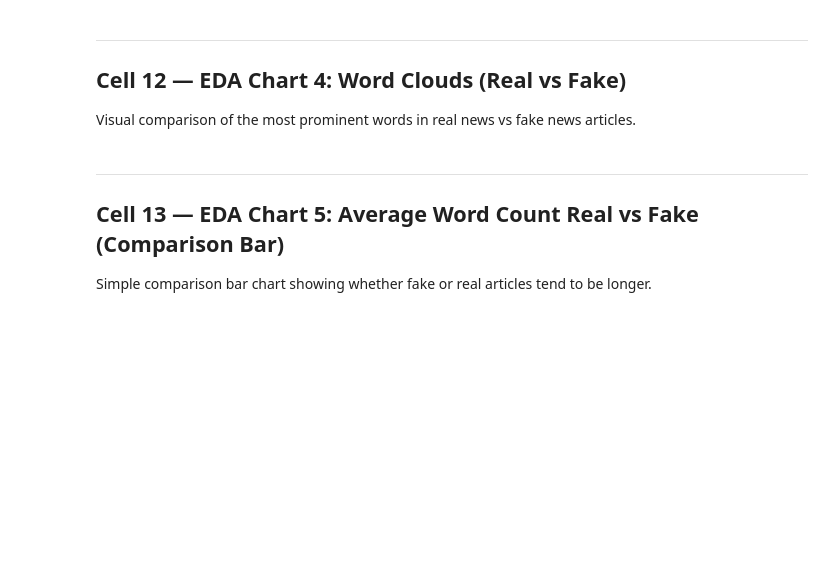
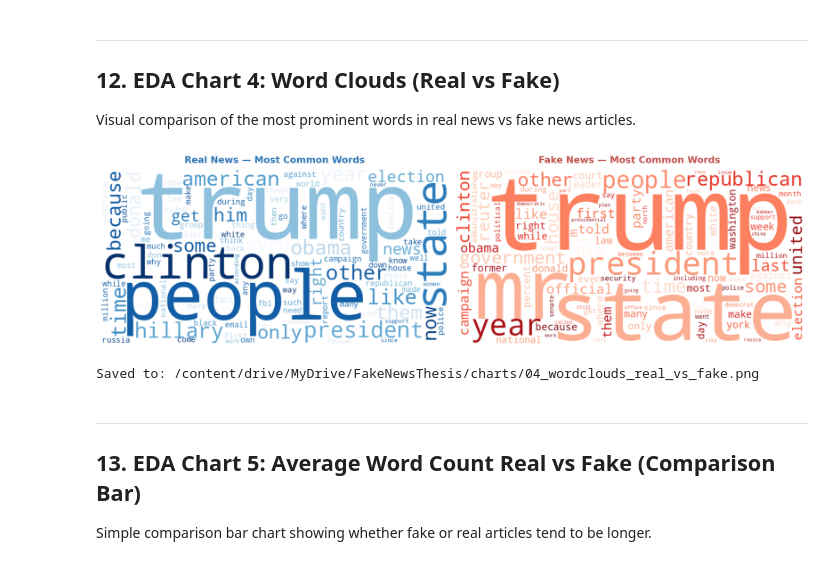
Before and after one commit to mikesayanka/fake-news-detection-thesis, a Jupyter notebook: phase2-data-prep/Phase2_DataPrep_GC3183502.ipynb, the cells around one changed output. Drawn from its saved outputs; the diff is of its cells as text; code cells hidden in the pictures; blank space fills up the shorter version.

```diff
--- a/phase2-data-prep/Phase2_DataPrep_GC3183502.ipynb
+++ b/phase2-data-prep/Phase2_DataPrep_GC3183502.ipynb
@@ -305,40 +426,43 @@ print(f'Saved to: {chart3_path}')
 # %% [markdown]
 ---
-## Cell 12 — EDA Chart 4: Word Clouds (Real vs Fake)
+## 12.  EDA Chart 4: Word Clouds (Real vs Fake)
 Visual comparison of the most prominent words in real news vs fake news articles.
 # %%
-real_text = ' '.join(df[df['label'] == 0]['content_clean'])
-fake_text = ' '.join(df[df['label'] == 1]['content_clean'])
+fake_text = ' '.join(df[df['label'] == 0]['content_clean'])
+real_text = ' '.join(df[df['label'] == 1]['content_clean'])
 
 wc_config = dict(
     width=800, height=400,
     max_words=100,
     stopwords=STOPWORDS,
     background_color='white',
     collocations=False
 )
 
 wc_real = WordCloud(**wc_config, colormap='Blues').generate(real_text)
 wc_fake = WordCloud(**wc_config, colormap='Reds' ).generate(fake_text)
 
 fig, axes = plt.subplots(1, 2, figsize=(14, 5))
 
 axes[0].imshow(wc_real, interpolation='bilinear')
 axes[0].axis('off')
 axes[0].set_title('Real News — Most Common Words', fontweight='bold', pad=10, color=REAL_COLOR)
 
 axes[1].imshow(wc_fake, interpolation='bilinear')
 axes[1].axis('off')
 axes[1].set_title('Fake News — Most Common Words', fontweight='bold', pad=10, color=FAKE_COLOR)
 
 plt.tight_layout()
 chart4_path = f'{CHARTS_DIR}/04_wordclouds_real_vs_fake.png'
 plt.savefig(chart4_path, bbox_inches='tight')
 plt.show()
 print(f'Saved to: {chart4_path}')
+# %% [output]
+[figure, added]
+Saved to: /content/drive/MyDrive/FakeNewsThesis/charts/04_wordclouds_real_vs_fake.png
 # %% [markdown]
 ---
-## Cell 13 — EDA Chart 5: Average Word Count Real vs Fake (Comparison Bar)
+##  13.  EDA Chart 5: Average Word Count Real vs Fake (Comparison Bar)
 Simple comparison bar chart showing whether fake or real articles tend to be longer.
 # %%
 avg_wc = df.groupby('label')['word_count'].mean().round(1)
```
Also changed, not shown: parts of 37 cells of this notebook.
